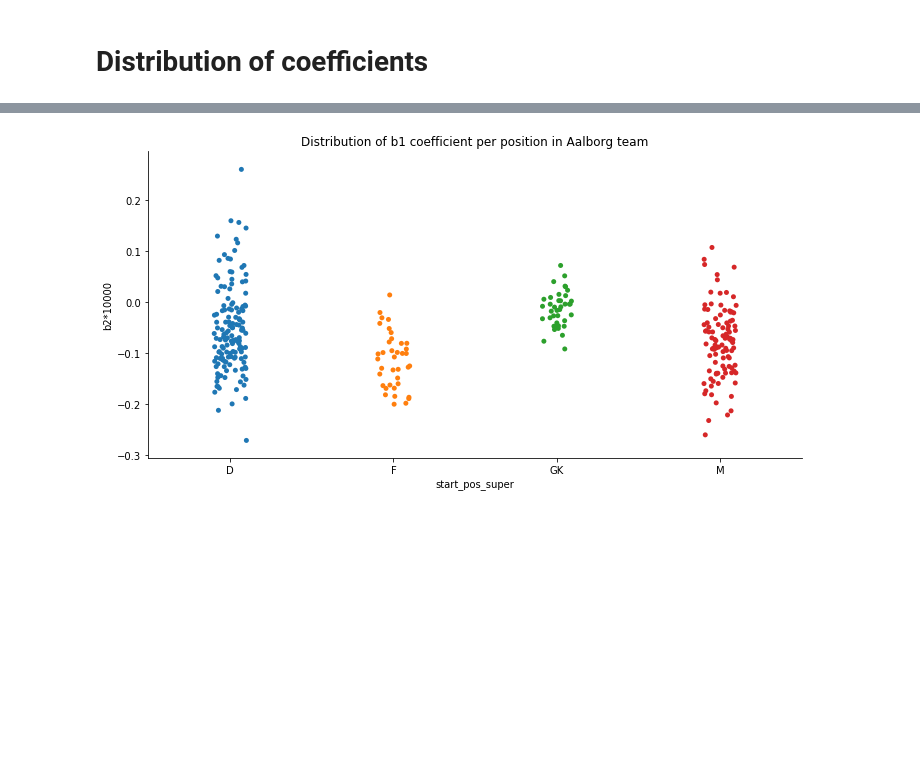
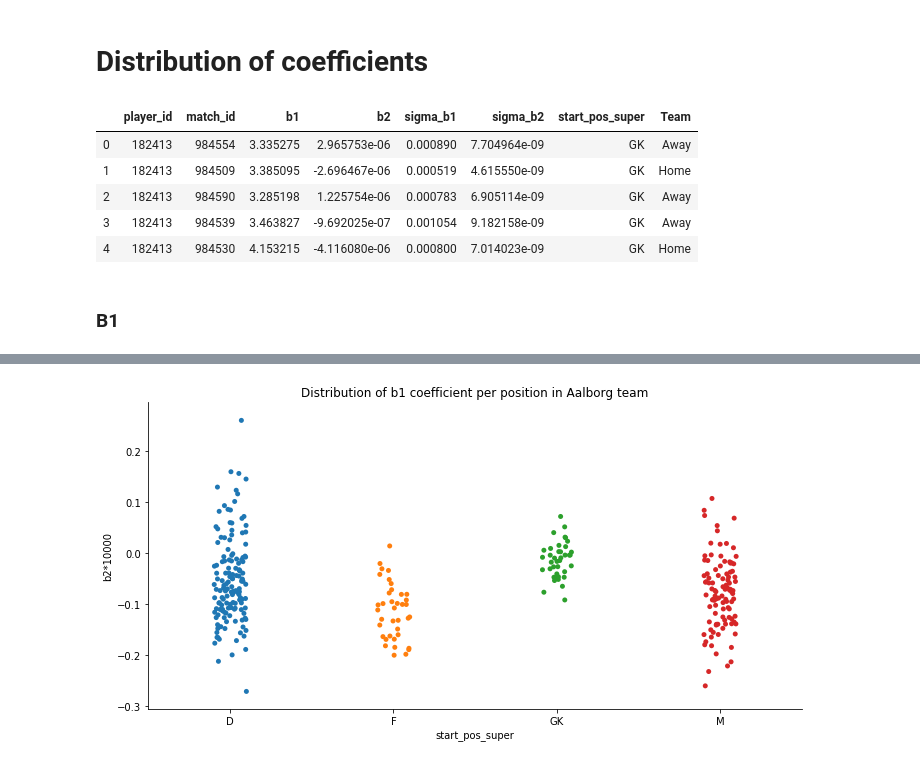
Before and after one commit to Jbalkan/SoccerTrackingData3, a Jupyter notebook: 5_Model.ipynb, the cells around one changed output, grey strips where cells are left out. Saved outputs shown, nothing was run; the diff lists cells and outputs as text; code cells hidden in the pictures; blank space fills up the shorter version.

```diff
--- a/5_Model.ipynb
+++ b/5_Model.ipynb
@@ -158,3 +191,14 @@ coefs_per_player = df_coefs.set_index('player_id')\
+# %%
+coefs_per_player.head()
+# %% [output]
+|  | player_id | match_id | b1 | b2 | sigma_b1 | sigma_b2 | start_pos_super | Team |
+| 0 | 182413 | 984554 | 3.335275 | 2.965753e-06 | 0.000890 | 7.704964e-09 | GK | Away |
+| 1 | 182413 | 984509 | 3.385095 | -2.696467e-06 | 0.000519 | 4.615550e-09 | GK | Home |
+| 2 | 182413 | 984590 | 3.285198 | 1.225754e-06 | 0.000783 | 6.905114e-09 | GK | Away |
+| 3 | 182413 | 984539 | 3.463827 | -9.692025e-07 | 0.001054 | 9.182158e-09 | GK | Away |
+| 4 | 182413 | 984530 | 4.153215 | -4.116080e-06 | 0.000800 | 7.014023e-09 | GK | Home |
+# %% [markdown]
+### B1
 # %%
 # plot b1
 sns.catplot(data=coefs_per_player, x='player_id', y='b1', height=5, aspect=2)
```
Also changed, not shown: parts of 20 cells of this notebook, 4 other files.
